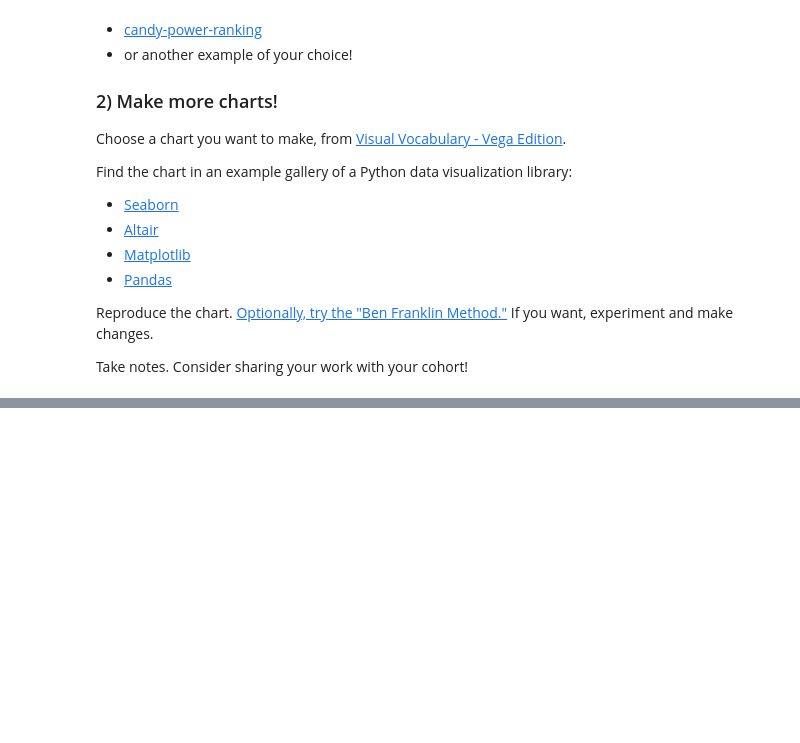
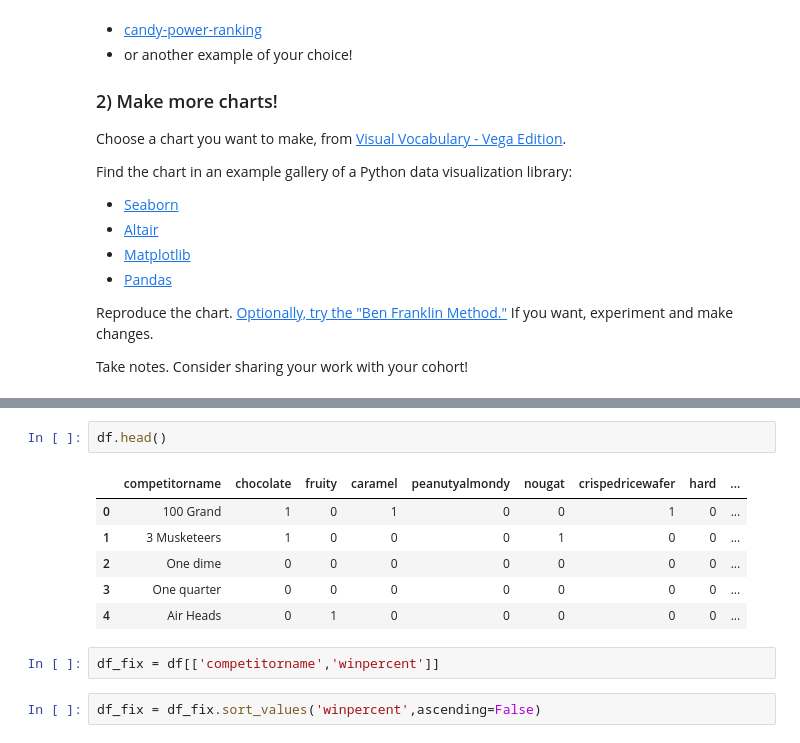
Before and after one commit to popkdodge/DS-Unit-1-Sprint-1-Data-Wrangling-and-Storytelling, a Jupyter notebook: module4-make-explanatory-visualizations/LS_DS_114_Make_Explanatory_Visualizations_Assignment.ipynb, the cells around one changed output, grey strips where cells are left out. Saved outputs shown, nothing was run; the diff lists cells and outputs as text; blank space fills up the shorter version.

```diff
--- a/module4-make-explanatory-visualizations/LS_DS_114_Make_Explanatory_Visualizations_Assignment.ipynb
+++ b/module4-make-explanatory-visualizations/LS_DS_114_Make_Explanatory_Visualizations_Assignment.ipynb
@@ -192,0 +201,13 @@ Take notes. Consider sharing your work with your cohort!
+# %%
+df.head()
+# %% [output]
+|  | competitorname | chocolate | fruity | caramel | peanutyalmondy | nougat | crispedricewafer | hard | ... |
+| 0 | 100 Grand | 1 | 0 | 1 | 0 | 0 | 1 | 0 | ... |
+| 1 | 3 Musketeers | 1 | 0 | 0 | 0 | 1 | 0 | 0 | ... |
+| 2 | One dime | 0 | 0 | 0 | 0 | 0 | 0 | 0 | ... |
+| 3 | One quarter | 0 | 0 | 0 | 0 | 0 | 0 | 0 | ... |
+| 4 | Air Heads | 0 | 1 | 0 | 0 | 0 | 0 | 0 | ... |
+# %%
+df_fix = df[['competitorname','winpercent']]
+# %%
+df_fix = df_fix.sort_values('winpercent',ascending=False)
```
Also changed, not shown: parts of 4 cells of this notebook.
